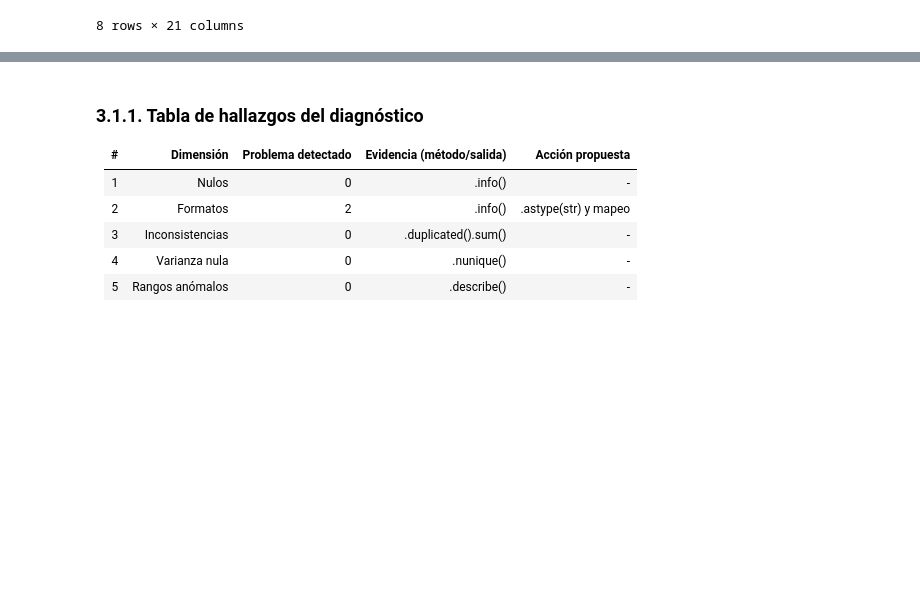
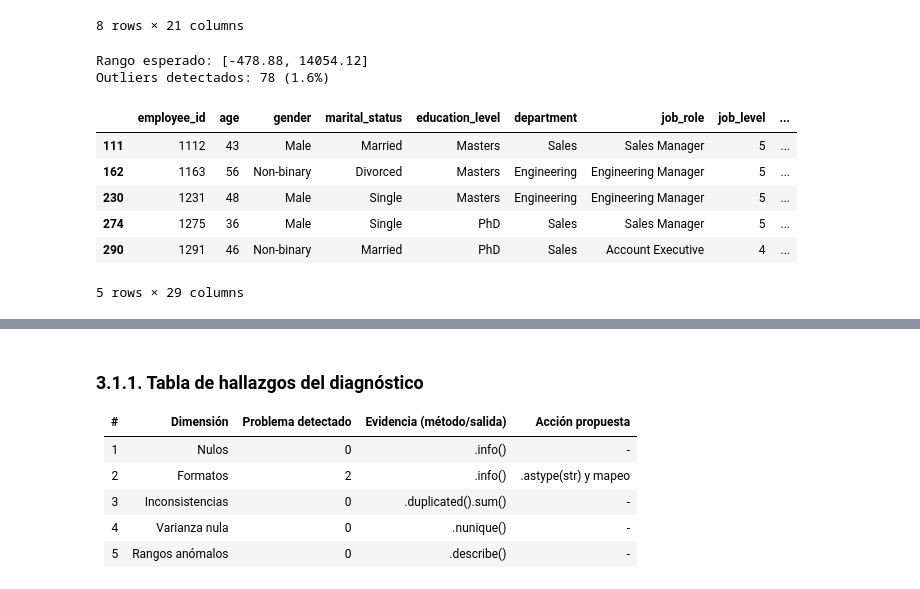
Before and after one commit to Insuanto/Rotacion-personal-2026, a Jupyter notebook: notebooks/Proyecto_final.ipynb, the cells around one changed output, grey strips where cells are left out. Cells and saved outputs as stored; diff of their text form; code cells hidden in the pictures; blank space fills up the shorter version.

```diff
--- a/notebooks/Proyecto_final.ipynb
+++ b/notebooks/Proyecto_final.ipynb
@@ -198,3 +200,28 @@ data_cruda.describe()
 | 75% | 4750.250000 | 43.000000 | 4.000000 | 8604.25000 | 2.000000 | 13.800000 | ... |
 | max | 6000.000000 | 64.000000 | 5.000000 | 21609.00000 | 3.000000 | 22.600000 | ... |
 8 rows × 21 columns
+# %%
+# 2) Regla del IQR para detectar outliers de forma objetiva
+
+col = "monthly_income"
+
+q1 = data_cruda[col].quantile(0.25)
+q3 = data_cruda[col].quantile(0.75)
+iqr = q3 - q1
+limite_inf = q1 - 1.5 * iqr
+limite_sup = q3 + 1.5 * iqr
+
+outliers = data_cruda[(data_cruda[col] < limite_inf) | (data_cruda[col] > limite_sup)]
+print(f"Rango esperado: [{limite_inf:.2f}, {limite_sup:.2f}]")
+print(f"Outliers detectados: {len(outliers)} ({len(outliers)/len(data_cruda)*100:.1f}%)")
+outliers.head()
+# %% [output]
+Rango esperado: [-478.88, 14054.12]
+Outliers detectados: 78 (1.6%)
+|  | employee_id | age | gender | marital_status | education_level | department | job_role | job_level | ... |
+| 111 | 1112 | 43 | Male | Married | Masters | Sales | Sales Manager | 5 | ... |
+| 162 | 1163 | 56 | Non-binary | Divorced | Masters | Engineering | Engineering Manager | 5 | ... |
+| 230 | 1231 | 48 | Male | Single | Masters | Engineering | Engineering Manager | 5 | ... |
+| 274 | 1275 | 36 | Male | Single | PhD | Sales | Sales Manager | 5 | ... |
+| 290 | 1291 | 46 | Non-binary | Married | PhD | Sales | Account Executive | 4 | ... |
+5 rows × 29 columns
```
Also changed, not shown: parts of 15 cells of this notebook.
